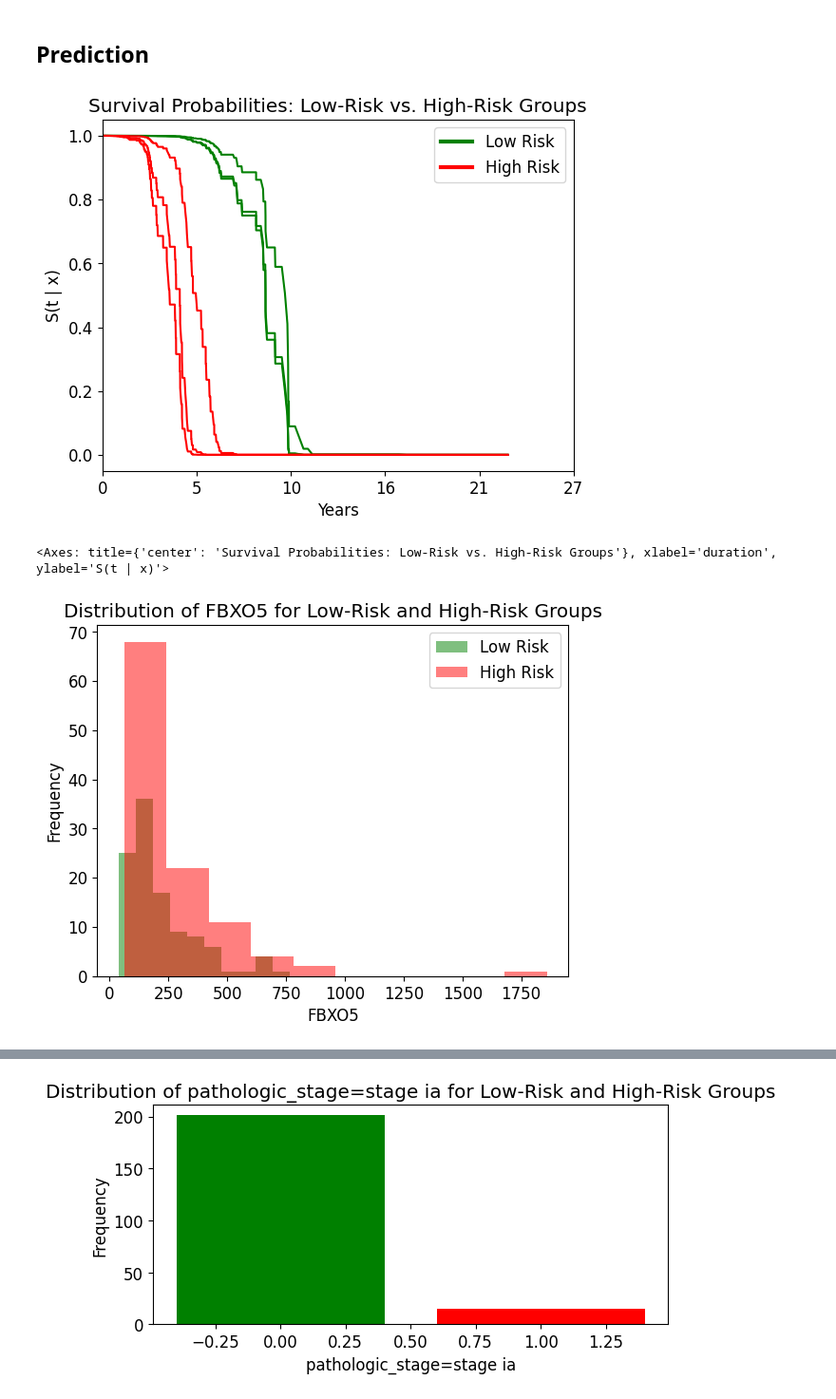
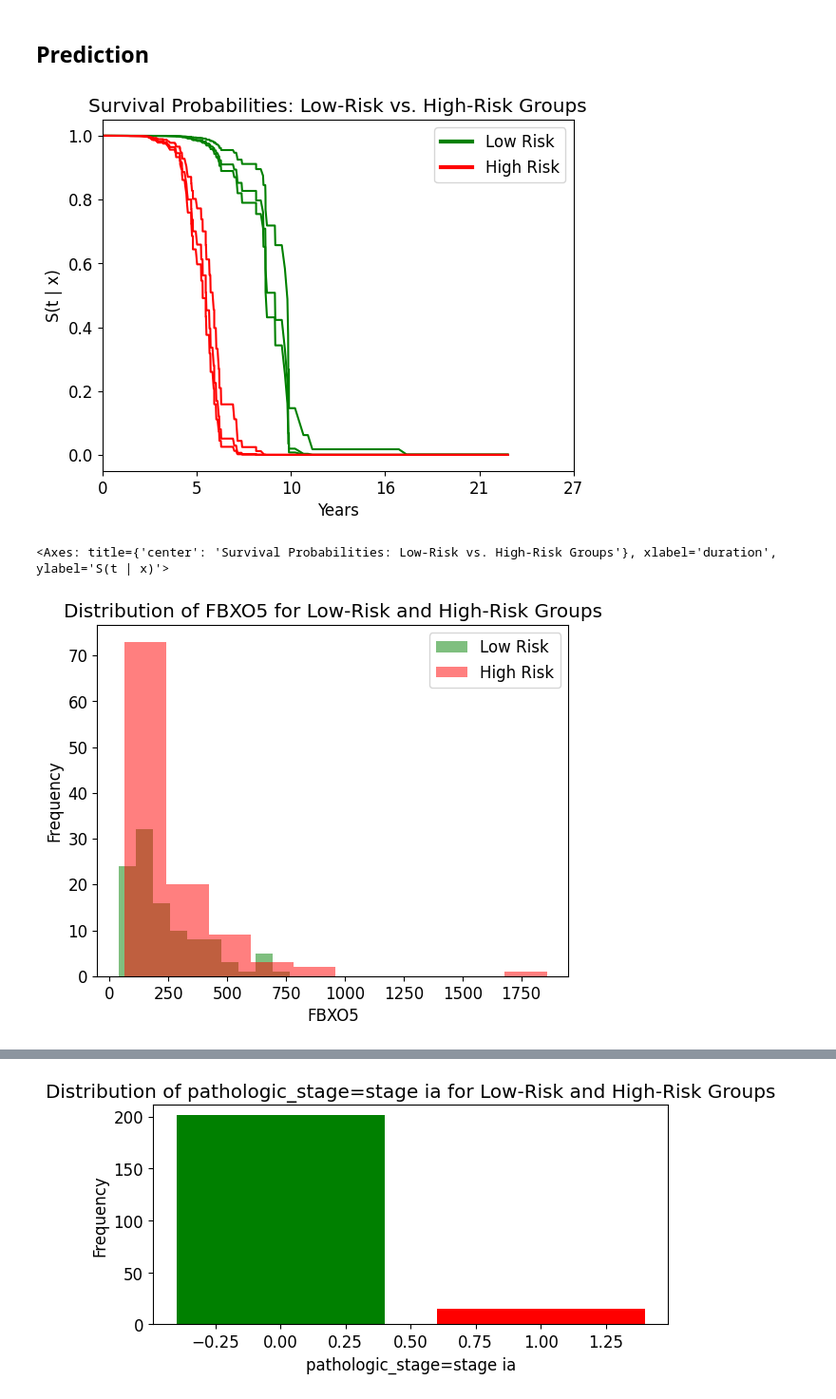
Before and after one commit to ZiyuWang1121/Investigating-machine-learning-methods-for-survival-prediction, a Jupyter notebook: Demonstration.ipynb, the cells around one changed output, grey strips where cells are left out. Shown at 95% size. Cells and saved outputs as stored; diff of their text form; code cells hidden in the pictures.

```diff
--- a/Demonstration.ipynb
+++ b/Demonstration.ipynb
@@ -121,11 +121,11 @@ net = tt.practical.MLPVanilla(in_features, num_nodes, out_features, batch_norm,
 # %%
 model = CoxPH(net, tt.optim.Adam)
 # %%
-num_nodes=[32, 32]
+num_nodes=[32, 64]
 learning_rate = 0.1
 epochs = 512
-dropout = 0.1
-batch_size = 512
+dropout = 0.2
+batch_size = 256
 callbacks = None
 verbose = False
 log = model.fit(x_train, y_train, batch_size, epochs, callbacks, verbose,
@@ -173,29 +173,29 @@ high_risk_surv = surv.iloc[:, high_risk_indices]
 plt.rcParams.update({'font.size': 12})
 # %%
 # Plot survival probabilities of the first 5 high-risk and low-risk groups
-ax = surv.iloc[:, low_risk_indices[[2,5,11]]].plot(color='green', legend=False)
-surv.iloc[:, high_risk_indices[[1,2,5]]].plot(ax=ax, color='red', legend=False)
+ax = surv.iloc[:, low_risk_indices[[3,4,5]]].plot(color='green', legend=False)
+surv.iloc[:, high_risk_indices[[3,4,5]]].plot(ax=ax, color='red', legend=False)
 plt.ylabel('S(t | x)')
 plt.xlabel('Years')  # Change xlabel to 'Years'
 plt.title('Survival Probabilities: Low-Risk vs. High-Risk Groups') # (First 3)
 
 # Convert x-axis values from days to years
 plt.xticks(ticks=ax.get_xticks(), labels=(ax.get_xticks() / 365.25).astype(int))
 
 # Manually create legend with specified colors
 legend_labels = ['Low Risk', 'High Risk']
 legend_handles = [
     plt.Line2D([0], [0], color='green', linewidth=3),
     plt.Line2D([0], [0], color='red', linewidth=3)
 ]
 
 plt.legend(legend_handles, legend_labels, loc='best')
 
 plt.xlim(left=-5)  # Set x-axis limit to start from 0
 
 plt.show()
 # %% [output]
-[figure, old version]
+[figure, new version]
 # %%
 # Plot survival probabilities of the first 5 high-risk and low-risk groups
 #ax = surv.iloc[:, low_risk_indices[:3]].plot(color='green', legend=False)
@@ -222,25 +222,25 @@ surv.iloc[:, high_risk_indices[2:5]].plot(ax=ax, color='red', legend=False)
 # %% [output]
 <Axes: title={'center': 'Survival Probabilities: Low-Risk vs. High-Risk Groups'}, xlabel='duration', ylabel='S(t | x)'>
 # %%
-import matplotlib.pyplot as plt
+#import matplotlib.pyplot as plt
 
-feat = 'FBXO5'
+#feat = 'FBXO5'
 
-low_risk = test_not_scaled.iloc[low_risk_indices, :][feat]
-high_risk = test_not_scaled.iloc[high_risk_indices, :][feat]
+#low_risk = test_not_scaled.iloc[low_risk_indices, :][feat]
+#high_risk = test_not_scaled.iloc[high_risk_indices, :][feat]
 
 # Plot histograms for low-risk and high-risk groups
-plt.hist(low_risk, color='green', alpha=0.5, label='Low Risk')
-plt.hist(high_risk, color='red', alpha=0.5, label='High Risk')
+#plt.hist(low_risk, color='green', alpha=0.5, label='Low Risk')
+#plt.hist(high_risk, color='red', alpha=0.5, label='High Risk')
 
 # Add labels and title
-plt.xlabel(feat)
-plt.ylabel('Frequency')
-plt.title('Distribution of '+ feat + ' for Low-Risk and High-Risk Groups')
-plt.legend()
+#plt.xlabel(feat)
+#plt.ylabel('Frequency')
+#plt.title('Distribution of '+ feat + ' for Low-Risk and High-Risk Groups')
+#plt.legend()
 
 # Show plot
-plt.show()
+#plt.show()
 # %% [output]
-[figure, old version]
+[figure, new version]
 # %%
```
Also changed, not shown: parts of 6 cells of this notebook.
